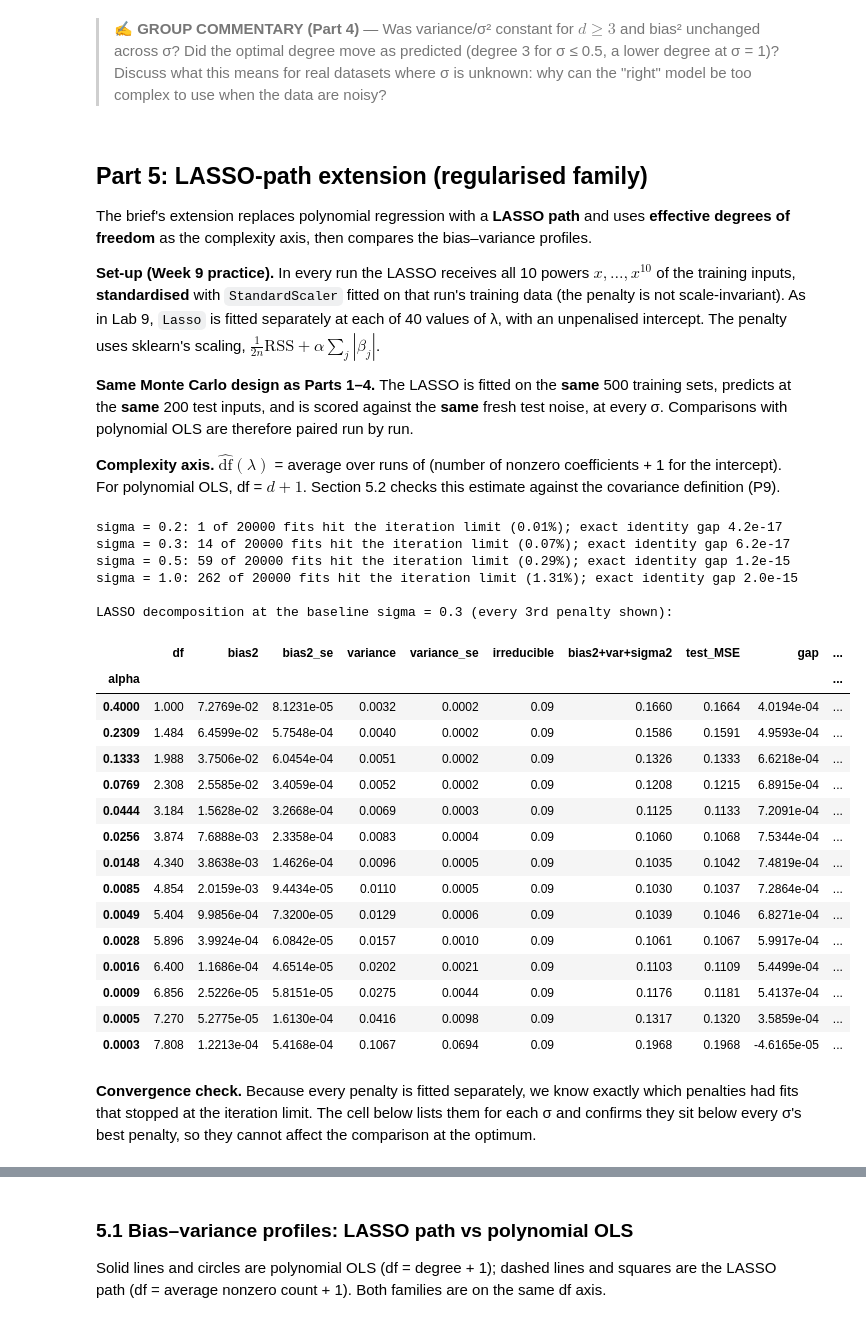
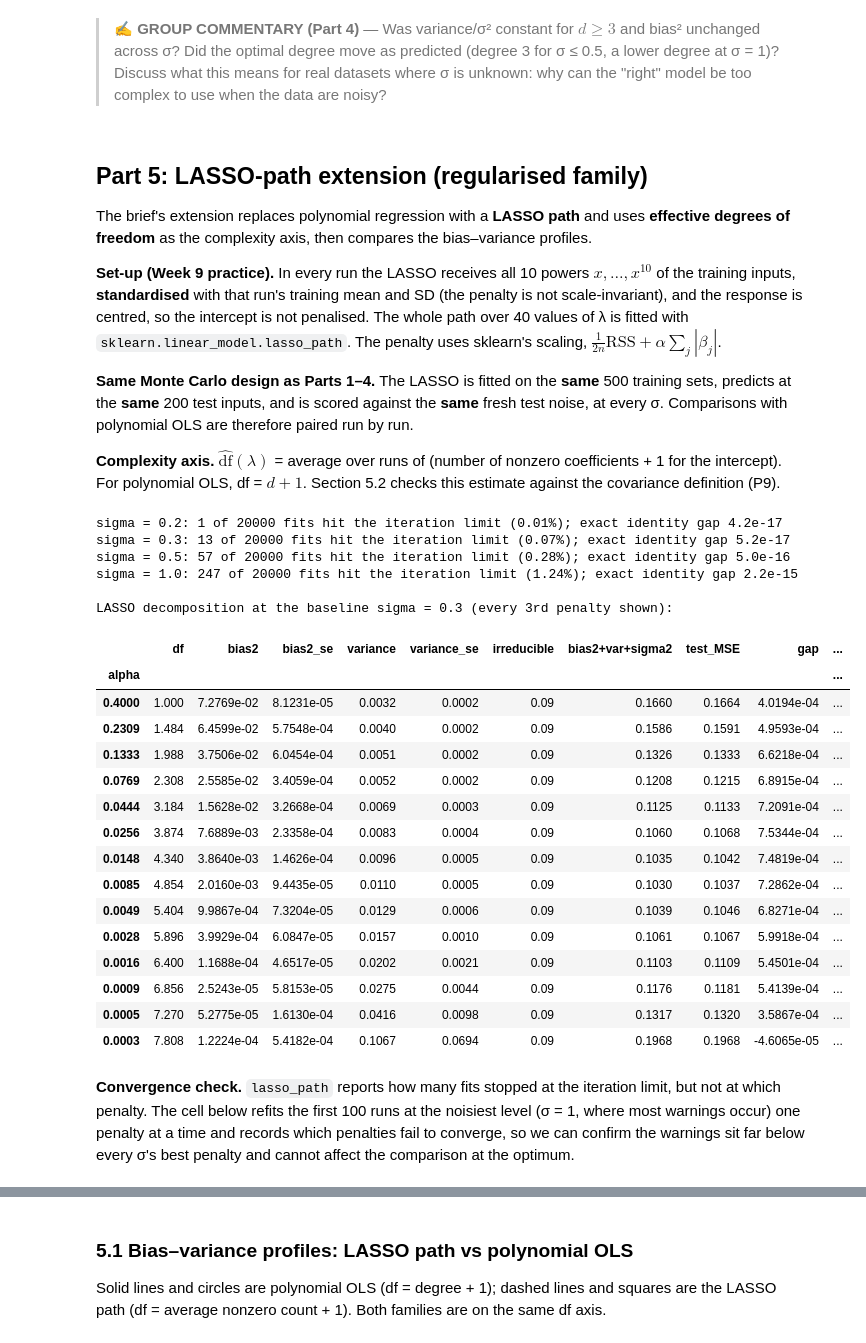
Before and after one commit to imranashryy/dsa211-bias-variance-montecarlo, a Jupyter notebook: DSA211_Group4_BiasVariance_MonteCarlo.ipynb, the cells around one changed output, grey strips where cells are left out. Saved outputs shown, nothing was run; the diff lists cells and outputs as text; code cells hidden in the pictures.

```diff
--- a/DSA211_Group4_BiasVariance_MonteCarlo.ipynb
+++ b/DSA211_Group4_BiasVariance_MonteCarlo.ipynb
@@ -246,7 +179,8 @@ def decompose_pred(yhat, x0_, Zs, sigma, index, index_name, n_boot=200, seed=SEE
     return out.set_index(index_name), dict(bias2=bias2, var=var, mse_pt=mse_pt, mse_run=mse_run, exact_gap=exact_gap)
 
 def decompose(mc, sigma, n_boot=200, seed=SEED):
-    return decompose_pred(mc['pred'][sigma], mc['x0'], mc['Zs'], sigma, DEGREES, 'degree', n_boot, seed)
+    # polynomial OLS: yhat = signal part + sigma * noise part (OLS is linear in y)
+    return decompose_pred(mc['pf'] + sigma * mc['pz'], mc['x0'], mc['Zs'], sigma, DEGREES, 'degree', n_boot, seed)
 
 res, raw = {}, {}
 for s in SIGMAS:
@@ -486,7 +420,7 @@ ax.legend(); plt.tight_layout(); plt.show()
 
 The brief's extension replaces polynomial regression with a **LASSO path** and uses **effective degrees of freedom** as the complexity axis, then compares the bias–variance profiles.
 
-**Set-up (Week 9 practice).** In every run the LASSO receives all 10 powers $x, \dots, x^{10}$ of the training inputs, **standardised** with `StandardScaler` fitted on that run's training data (the penalty is not scale-invariant). As in Lab 9, `Lasso` is fitted separately at each of 40 values of λ, with an unpenalised intercept. The penalty uses sklearn's scaling, $\frac{1}{2n}\text{RSS} + \alpha\sum_j|\beta_j|$.
+**Set-up (Week 9 practice).** In every run the LASSO receives all 10 powers $x, \dots, x^{10}$ of the training inputs, **standardised** with that run's training mean and SD (the penalty is not scale-invariant), and the response is centred, so the intercept is not penalised. The whole path over 40 values of λ is fitted with `sklearn.linear_model.lasso_path`. The penalty uses sklearn's scaling, $\frac{1}{2n}\text{RSS} + \alpha\sum_j|\beta_j|$.
 
 **Same Monte Carlo design as Parts 1–4.** The LASSO is fitted on the **same** 500 training sets, predicts at the **same** 200 test inputs, and is scored against the **same** fresh test noise, at every σ. Comparisons with polynomial OLS are therefore paired run by run.
 
@@ -494,60 +428,58 @@ The brief's extension replaces polynomial regression with a **LASSO path** and u
 # %%
 def run_lasso(mc, sigma, alphas=LASSO_ALPHAS):
     X, Z, x0_ = mc['X'], mc['Z'], mc['x0']
     R_, A, T_ = X.shape[0], len(alphas), len(x0_)
     pred    = np.empty((R_, A, T_))
     support = np.zeros((R_, A, len(POWERS)), dtype=bool)
-    warned  = np.zeros(A, dtype=int)                       # non-converged fits, per penalty
+    n_warn  = 0
     for r in range(R_):
         F  = X[r][:, None] ** POWERS
-        scaler = StandardScaler().fit(F)                   # learned from this run's training data only
-        Fs, F0 = scaler.transform(F), scaler.transform(x0_[:, None] ** POWERS)
-        y  = f(X[r]) + sigma * Z[r]                        # same training data as the polynomial fits
-        for k, a in enumerate(alphas):                     # Lab 9: one Lasso fit per penalty
-            with warnings.catch_warnings(record=True) as w:
-                warnings.simplefilter('always', ConvergenceWarning)
-                m = Lasso(alpha=a, max_iter=300000, tol=1e-6).fit(Fs, y)
-            warned[k] += len(w) > 0
-            pred[r, k]    = m.predict(F0)
-            support[r, k] = np.abs(m.coef_) > 1e-10
-    return pred, support, warned
+        mu, sd = F.mean(0), F.std(0)                      # learned from this run's training data only
+        Fs, F0 = (F - mu) / sd, (x0_[:, None] ** POWERS - mu) / sd
+        y  = f(X[r]) + sigma * Z[r]                       # same training data as the polynomial fits
+        yb = y.mean()
+        with warnings.catch_warnings(record=True) as w:
+            warnings.simplefilter('always', ConvergenceWarning)
+            _, coefs, _ = lasso_path(Fs, y - yb, alphas=alphas, max_iter=300000, tol=1e-6)
+        n_warn += len(w)
+        pred[r]    = yb + (F0 @ coefs).T                  # (A, T)
+        support[r] = (np.abs(coefs) > 1e-10).T            # (A, powers)
+    return pred, support, n_warn
 
-lasso_res, lasso_raw, lasso_support, lasso_warned = {}, {}, {}, {}
+lasso_res, lasso_raw, lasso_support = {}, {}, {}
 for s in SIGMAS:
-    pred, sup, warned = run_lasso(mc, s)
-    lasso_warned[s] = warned
-    n_warn = warned.sum()
+    pred, sup, n_warn = run_lasso(mc, s)
     tab, rw = decompose_pred(pred, x0, mc['Zs'], s, LASSO_ALPHAS, 'alpha')
     tab.insert(0, 'df', sup.sum(axis=2).mean(axis=0) + 1)
     lasso_res[s], lasso_raw[s], lasso_support[s] = tab, rw, sup
     print(f"sigma = {s}: {n_warn} of {R * len(LASSO_ALPHAS)} fits hit the iteration limit "
           f"({100 * n_warn / (R * len(LASSO_ALPHAS)):.2f}%); exact identity gap {rw['exact_gap']:.1e}")
     del pred
 
 print(f"\nLASSO decomposition at the baseline sigma = {BASE} (every 3rd penalty shown):")
 lasso_res[BASE].iloc[::3]
 # %% [output]
 sigma = 0.2: 1 of 20000 fits hit the iteration limit (0.01%); exact identity gap 4.2e-17
-sigma = 0.3: 14 of 20000 fits hit the iteration limit (0.07%); exact identity gap 6.2e-17
-sigma = 0.5: 59 of 20000 fits hit the iteration limit (0.29%); exact identity gap 1.2e-15
-sigma = 1.0: 262 of 20000 fits hit the iteration limit (1.31%); exact identity gap 2.0e-15
+sigma = 0.3: 13 of 20000 fits hit the iteration limit (0.07%); exact identity gap 5.2e-17
+sigma = 0.5: 57 of 20000 fits hit the iteration limit (0.28%); exact identity gap 5.0e-16
+sigma = 1.0: 247 of 20000 fits hit the iteration limit (1.24%); exact identity gap 2.2e-15
 
 LASSO decomposition at the baseline sigma = 0.3 (every 3rd penalty shown):
 |  | df | bias2 | bias2_se | variance | variance_se | irreducible | bias2+var+sigma2 | test_MSE | gap | ... |
 | alpha |  |  |  |  |  |  |  |  |  | ... |
 | 0.4000 | 1.000 | 7.2769e-02 | 8.1231e-05 | 0.0032 | 0.0002 | 0.09 | 0.1660 | 0.1664 | 4.0194e-04 | ... |
 | 0.2309 | 1.484 | 6.4599e-02 | 5.7548e-04 | 0.0040 | 0.0002 | 0.09 | 0.1586 | 0.1591 | 4.9593e-04 | ... |
 | 0.1333 | 1.988 | 3.7506e-02 | 6.0454e-04 | 0.0051 | 0.0002 | 0.09 | 0.1326 | 0.1333 | 6.6218e-04 | ... |
 | 0.0769 | 2.308 | 2.5585e-02 | 3.4059e-04 | 0.0052 | 0.0002 | 0.09 | 0.1208 | 0.1215 | 6.8915e-04 | ... |
 | 0.0444 | 3.184 | 1.5628e-02 | 3.2668e-04 | 0.0069 | 0.0003 | 0.09 | 0.1125 | 0.1133 | 7.2091e-04 | ... |
-| 0.0256 | 3.874 | 7.6888e-03 | 2.3358e-04 | 0.0083 | 0.0004 | 0.09 | 0.1060 | 0.1068 | 7.5344e-04 | ... |
-| 0.0148 | 4.340 | 3.8638e-03 | 1.4626e-04 | 0.0096 | 0.0005 | 0.09 | 0.1035 | 0.1042 | 7.4819e-04 | ... |
-| 0.0085 | 4.854 | 2.0159e-03 | 9.4434e-05 | 0.0110 | 0.0005 | 0.09 | 0.1030 | 0.1037 | 7.2864e-04 | ... |
-| 0.0049 | 5.404 | 9.9856e-04 | 7.3200e-05 | 0.0129 | 0.0006 | 0.09 | 0.1039 | 0.1046 | 6.8271e-04 | ... |
-| 0.0028 | 5.896 | 3.9924e-04 | 6.0842e-05 | 0.0157 | 0.0010 | 0.09 | 0.1061 | 0.1067 | 5.9917e-04 | ... |
-| 0.0016 | 6.400 | 1.1686e-04 | 4.6514e-05 | 0.0202 | 0.0021 | 0.09 | 0.1103 | 0.1109 | 5.4499e-04 | ... |
-| 0.0009 | 6.856 | 2.5226e-05 | 5.8151e-05 | 0.0275 | 0.0044 | 0.09 | 0.1176 | 0.1181 | 5.4137e-04 | ... |
-| 0.0005 | 7.270 | 5.2775e-05 | 1.6130e-04 | 0.0416 | 0.0098 | 0.09 | 0.1317 | 0.1320 | 3.5859e-04 | ... |
-| 0.0003 | 7.808 | 1.2213e-04 | 5.4168e-04 | 0.1067 | 0.0694 | 0.09 | 0.1968 | 0.1968 | -4.6165e-05 | ... |
+| 0.0256 | 3.874 | 7.6889e-03 | 2.3358e-04 | 0.0083 | 0.0004 | 0.09 | 0.1060 | 0.1068 | 7.5344e-04 | ... |
+| 0.0148 | 4.340 | 3.8640e-03 | 1.4626e-04 | 0.0096 | 0.0005 | 0.09 | 0.1035 | 0.1042 | 7.4819e-04 | ... |
+| 0.0085 | 4.854 | 2.0160e-03 | 9.4435e-05 | 0.0110 | 0.0005 | 0.09 | 0.1030 | 0.1037 | 7.2862e-04 | ... |
+| 0.0049 | 5.404 | 9.9867e-04 | 7.3204e-05 | 0.0129 | 0.0006 | 0.09 | 0.1039 | 0.1046 | 6.8271e-04 | ... |
+| 0.0028 | 5.896 | 3.9929e-04 | 6.0847e-05 | 0.0157 | 0.0010 | 0.09 | 0.1061 | 0.1067 | 5.9918e-04 | ... |
+| 0.0016 | 6.400 | 1.1688e-04 | 4.6517e-05 | 0.0202 | 0.0021 | 0.09 | 0.1103 | 0.1109 | 5.4501e-04 | ... |
+| 0.0009 | 6.856 | 2.5243e-05 | 5.8153e-05 | 0.0275 | 0.0044 | 0.09 | 0.1176 | 0.1181 | 5.4139e-04 | ... |
+| 0.0005 | 7.270 | 5.2775e-05 | 1.6130e-04 | 0.0416 | 0.0098 | 0.09 | 0.1317 | 0.1320 | 3.5867e-04 | ... |
+| 0.0003 | 7.808 | 1.2224e-04 | 5.4182e-04 | 0.1067 | 0.0694 | 0.09 | 0.1968 | 0.1968 | -4.6065e-05 | ... |
 # %% [markdown]
-**Convergence check.** Because every penalty is fitted separately, we know exactly which penalties had fits that stopped at the iteration limit. The cell below lists them for each σ and confirms they sit below every σ's best penalty, so they cannot affect the comparison at the optimum.
+**Convergence check.** `lasso_path` reports how many fits stopped at the iteration limit, but not at which penalty. The cell below refits the first 100 runs at the noisiest level (σ = 1, where most warnings occur) one penalty at a time and records which penalties fail to converge, so we can confirm the warnings sit far below every σ's best penalty and cannot affect the comparison at the optimum.
```
Also changed, not shown: parts of 20 cells of this notebook.
